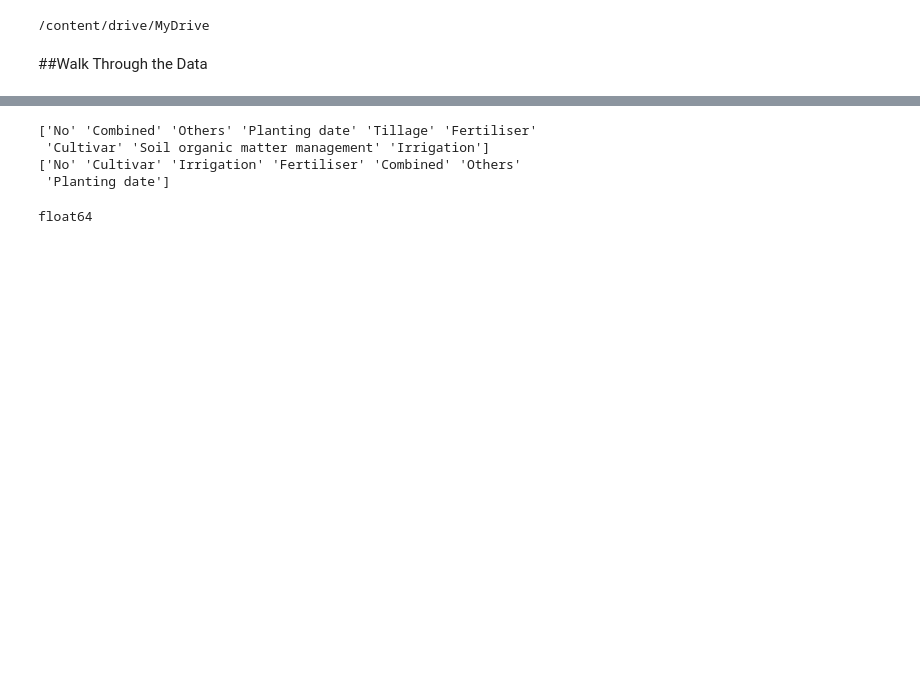
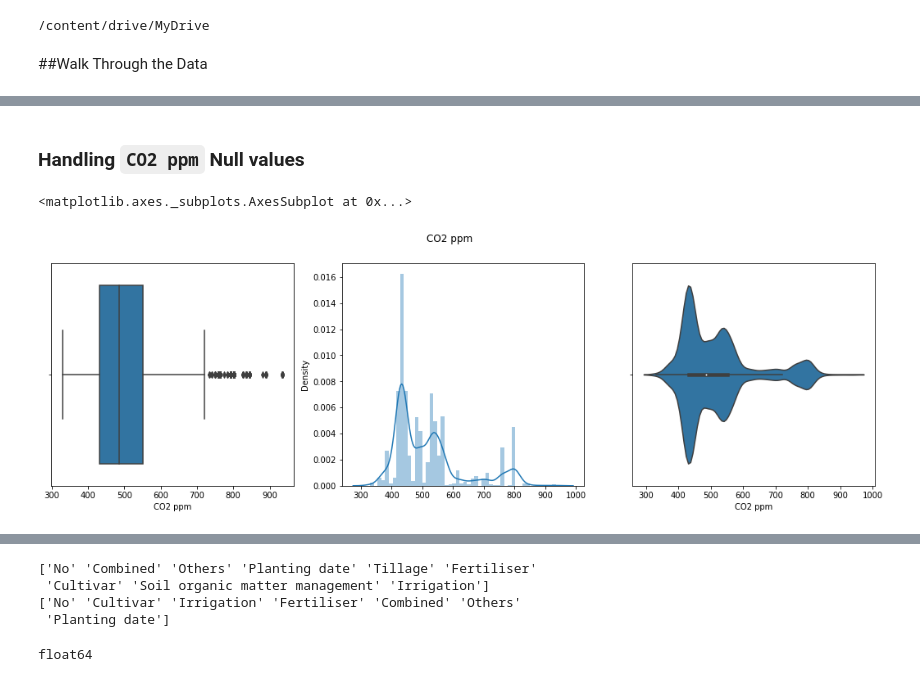
Before and after one commit to helloitsdaksh/Minor-Project, a Jupyter notebook: Minor_Project.ipynb, the cells around one changed output, grey strips where cells are left out. Cells and saved outputs as stored; diff of their text form; code cells hidden in the pictures; blank space fills up the shorter version.

```diff
--- a/Minor_Project.ipynb
+++ b/Minor_Project.ipynb
@@ -175,0 +110,3 @@ train_data = clean_data.dropna(subset=['Projected yield (t/ha)'])
+# %%
+# Removing non-essential features
+clean_data = clean_data.drop(clean_data.columns[[1,6,19,21]],axis = 1)
@@ -175,0 +140,13 @@ train_data = clean_data.dropna(subset=['Projected yield (t/ha)'])
+# %% [markdown]
+### Handling `CO2 ppm` Null values
+# %%
+# Plotting various plots to get the insights
+fig, axes = plt.subplots(1, 3, figsize=(18, 5))
+fig.suptitle('CO2 ppm')
+
+sns.boxplot(ax=axes[0],    x = clean_data['CO2 ppm'])
+sns.distplot(ax=axes[1],   x = clean_data['CO2 ppm'])
+sns.violinplot(ax=axes[2], x = clean_data['CO2 ppm'])
+# %% [output]
+<matplotlib.axes._subplots.AxesSubplot at 0x...>
+[figure, added]
```
Also changed, not shown: parts of 92 cells of this notebook.
